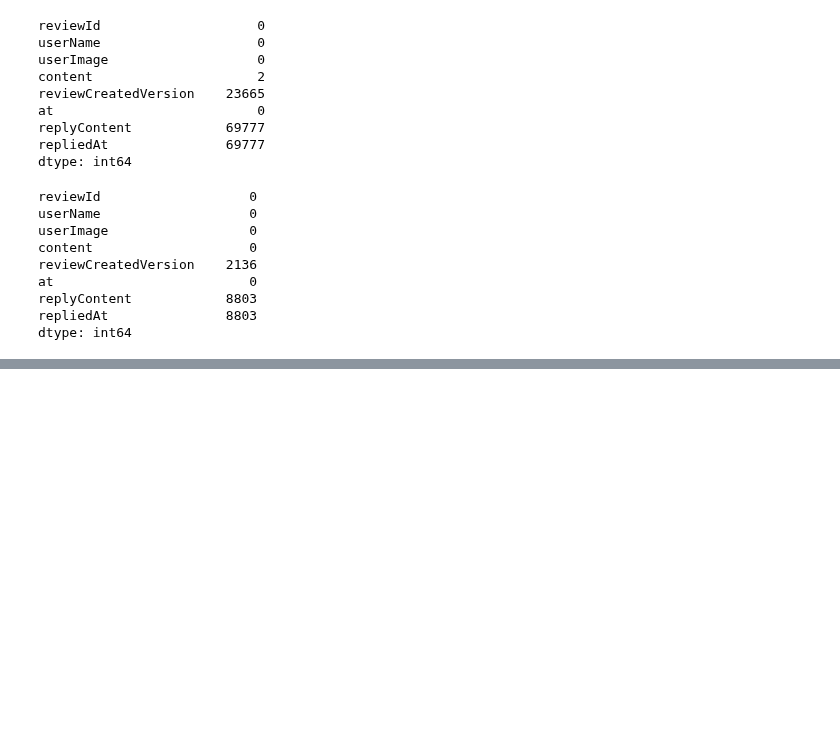
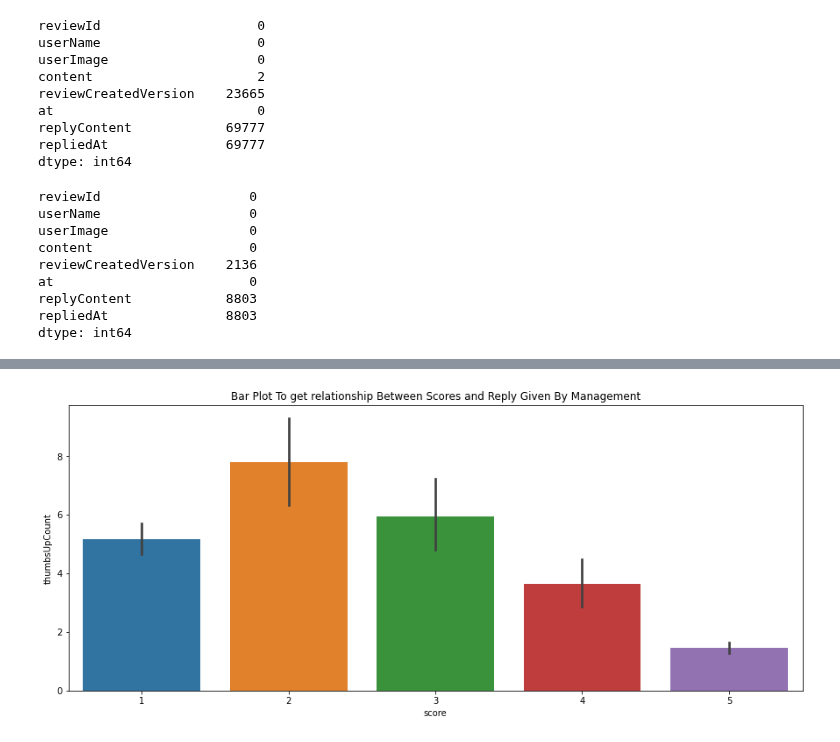
Before and after one commit to everydaycodings/Data-Science-End-To-End-Notebook-Project, a Jupyter notebook: UPI_Payment_Apps_review.ipynb, the cells around one changed output, grey strips where cells are left out. Cells and saved outputs as stored; diff of their text form; code cells hidden in the pictures; blank space fills up the shorter version.

```diff
--- a/UPI_Payment_Apps_review.ipynb
+++ b/UPI_Payment_Apps_review.ipynb
@@ -204,0 +217,7 @@ backup_data = data.copy()
+# %%
+plt.figure(figsize=(15,6))
+sns.barplot(x="score", y="thumbsUpCount", data=google_data)
+plt.title('Bar Plot To get relationship Between Scores and Reply Given By Management')
+plt.show()
+# %% [output]
+[figure, added]
```
Also changed, not shown: parts of 18 cells of this notebook.
